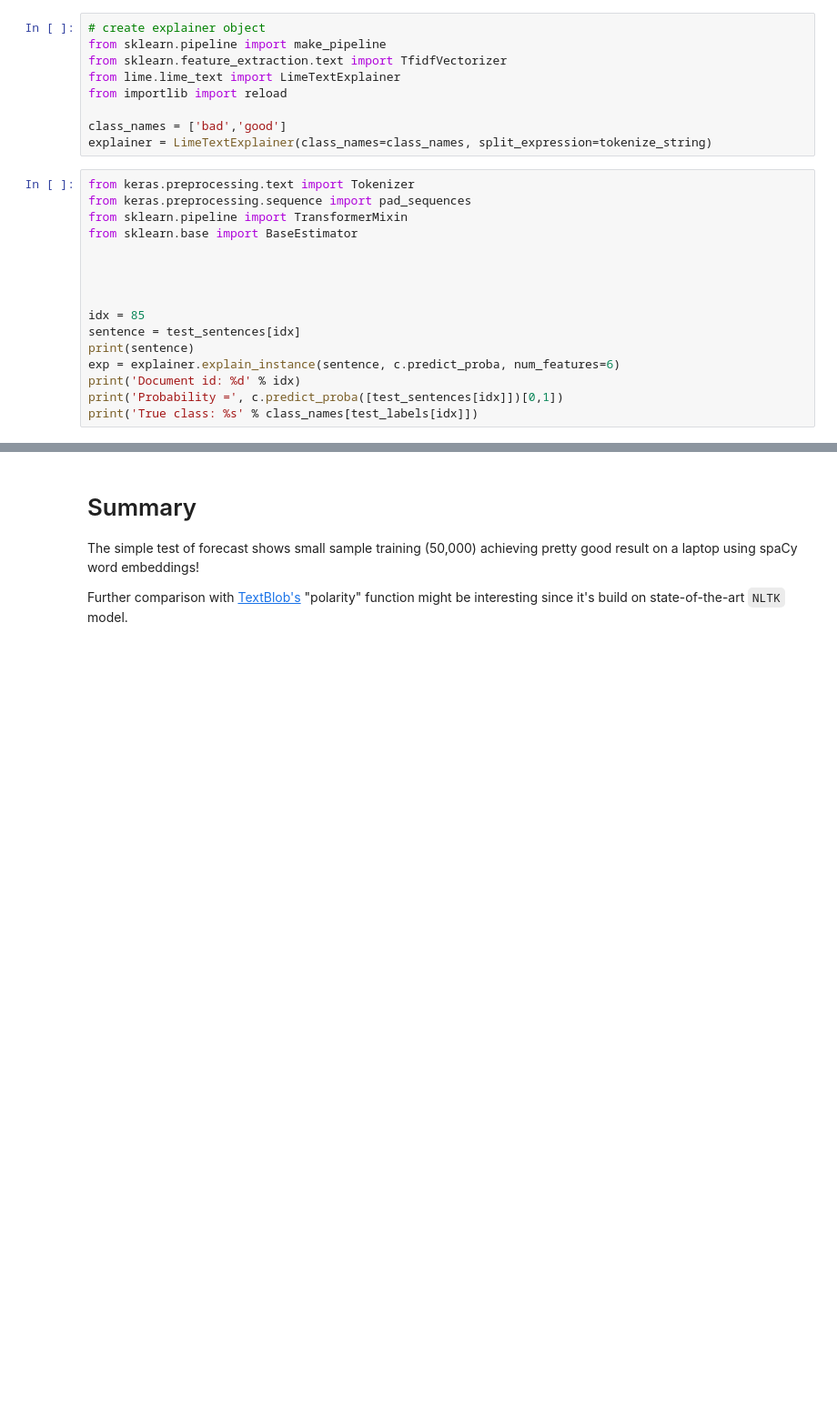
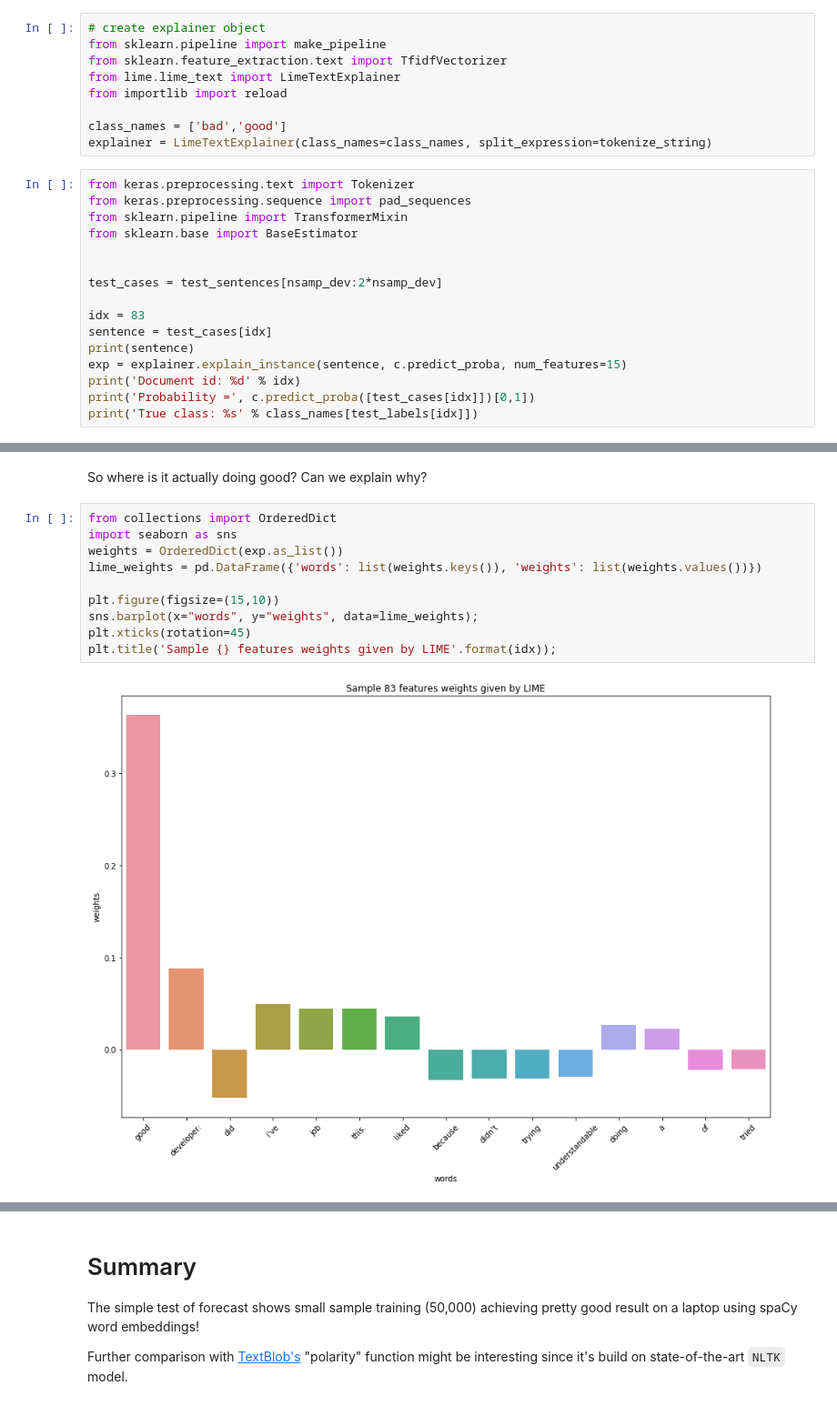
Before and after one commit to ginochen/NLP_spaCy_cuDNNLSTM, a Jupyter notebook: NLP_spaCy_cuDNNLSTM.ipynb, the cells around one changed output, grey strips where cells are left out. Shown: that part at 91% size. Cells and saved outputs as stored; diff of their text form; blank space fills up the shorter version.

Commit message:
lime

```diff
--- a/NLP_spaCy_cuDNNLSTM.ipynb
+++ b/NLP_spaCy_cuDNNLSTM.ipynb
@@ -303,13 +306,13 @@ from sklearn.pipeline import TransformerMixin
 from sklearn.base import BaseEstimator
 
 
+test_cases = test_sentences[nsamp_dev:2*nsamp_dev]
 
-
-idx = 85
-sentence = test_sentences[idx]
+idx = 83
+sentence = test_cases[idx]
 print(sentence)
-exp = explainer.explain_instance(sentence, c.predict_proba, num_features=6)
+exp = explainer.explain_instance(sentence, c.predict_proba, num_features=15)
 print('Document id: %d' % idx)
-print('Probability =', c.predict_proba([test_sentences[idx]])[0,1])
+print('Probability =', c.predict_proba([test_cases[idx]])[0,1])
 print('True class: %s' % class_names[test_labels[idx]])
 # %% [output]
@@ -321,0 +325,14 @@ True class: bad
+# %% [markdown]
+So where is it actually doing good? Can we explain why?
+# %%
+from collections import OrderedDict
+import seaborn as sns
+weights = OrderedDict(exp.as_list())
+lime_weights = pd.DataFrame({'words': list(weights.keys()), 'weights': list(weights.values())})
+
+plt.figure(figsize=(15,10))
+sns.barplot(x="words", y="weights", data=lime_weights);
+plt.xticks(rotation=45)
+plt.title('Sample {} features weights given by LIME'.format(idx));
+# %% [output]
+[figure, added]
```
Also changed, not shown: parts of 8 cells of this notebook.
